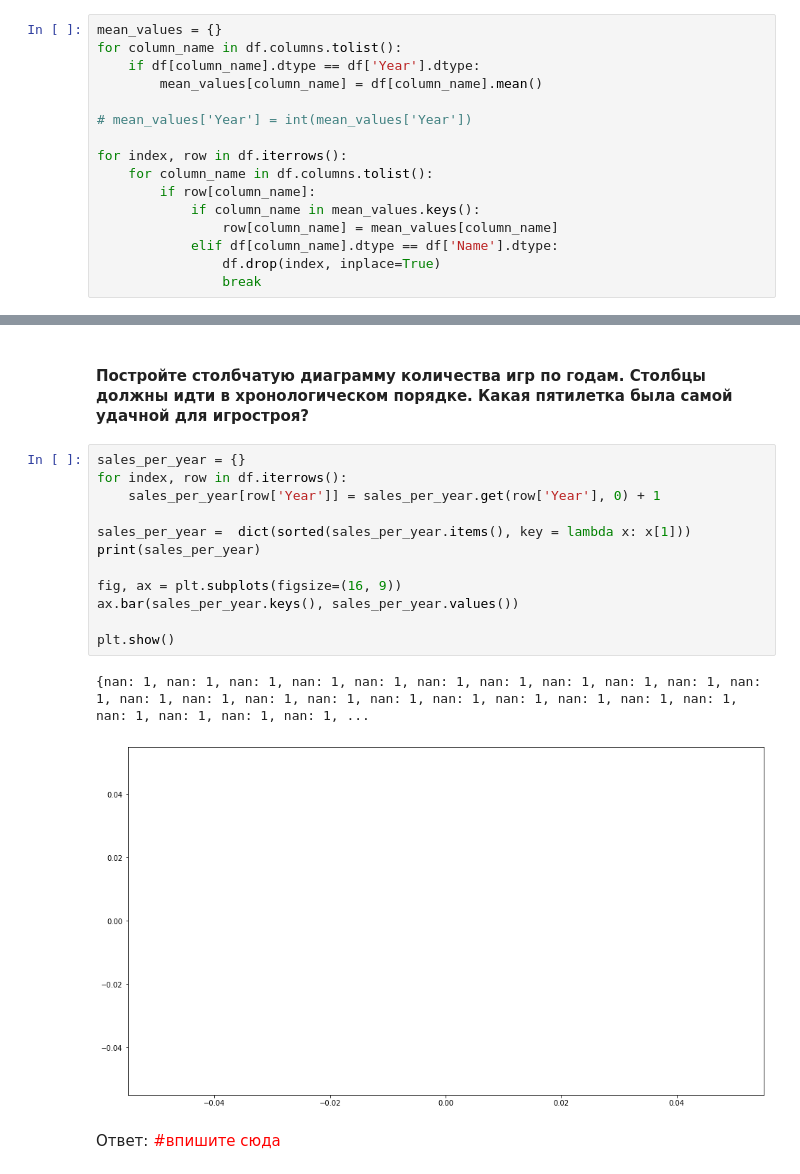
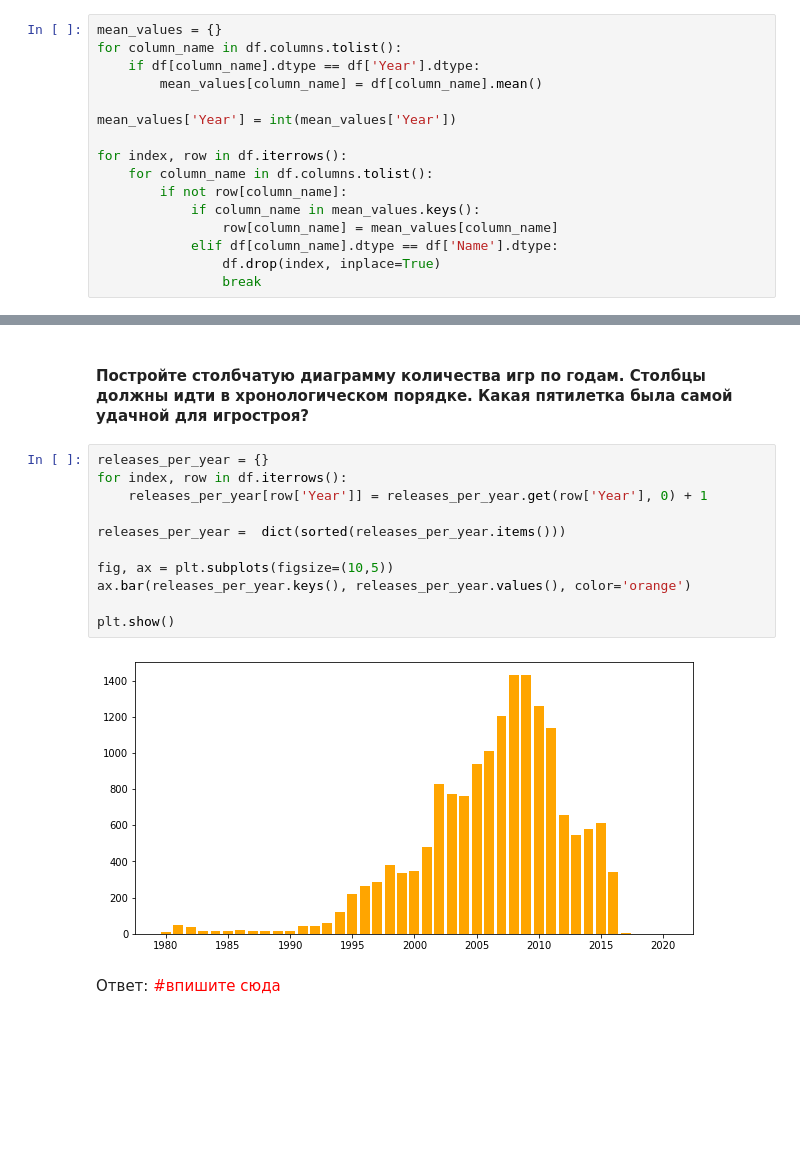
Before and after one commit to BubbleNeumann/University-tasks, a Jupyter notebook: sem3_Python_lab_3.ipynb, the cells around one changed output, grey strips where cells are left out. Saved outputs shown, nothing was run; the diff lists cells and outputs as text; blank space fills up the shorter version.

```diff
--- a/sem3_Python_lab_3.ipynb
+++ b/sem3_Python_lab_3.ipynb
@@ -128,11 +118,11 @@ for column_name in df.columns.tolist():
     if df[column_name].dtype == df['Year'].dtype:
         mean_values[column_name] = df[column_name].mean()
 
-# mean_values['Year'] = int(mean_values['Year'])
+mean_values['Year'] = int(mean_values['Year'])
 
 for index, row in df.iterrows():
     for column_name in df.columns.tolist():
-        if row[column_name]:
+        if not row[column_name]:
             if column_name in mean_values.keys():
                 row[column_name] = mean_values[column_name]
             elif df[column_name].dtype == df['Name'].dtype:
@@ -178,20 +168,18 @@ plt.show()
 # %% [markdown]
 #### Постройте столбчатую диаграмму количества игр по годам. Столбцы должны идти в хронологическом порядке. Какая пятилетка была самой удачной для игростроя?
 # %%
-sales_per_year = {}
+releases_per_year = {}
 for index, row in df.iterrows():
-    sales_per_year[row['Year']] = sales_per_year.get(row['Year'], 0) + 1
+    releases_per_year[row['Year']] = releases_per_year.get(row['Year'], 0) + 1
 
-sales_per_year =  dict(sorted(sales_per_year.items(), key = lambda x: x[1]))
-print(sales_per_year)
+releases_per_year =  dict(sorted(releases_per_year.items()))
 
-fig, ax = plt.subplots(figsize=(16, 9))
-ax.bar(sales_per_year.keys(), sales_per_year.values())
+fig, ax = plt.subplots(figsize=(10,5))
+ax.bar(releases_per_year.keys(), releases_per_year.values(), color='orange')
 
 plt.show()
 # %% [output]
-{nan: 1, nan: 1, nan: 1, nan: 1, nan: 1, nan: 1, nan: 1, nan: 1, nan: 1, nan: 1, nan: 1, nan: 1, nan: 1, nan: 1, nan: 1, nan: 1, nan: 1, nan: 1, nan: 1, nan: 1, nan: 1, nan: 1, nan: 1, nan: 1, nan: 1, ...
-[figure, old version]
+[figure, new version]
 # %% [markdown]
 Ответ: <span style="color:red">#впишите сюда</span>
 # %% [markdown]
```
Also changed, not shown: parts of 10 cells of this notebook.
